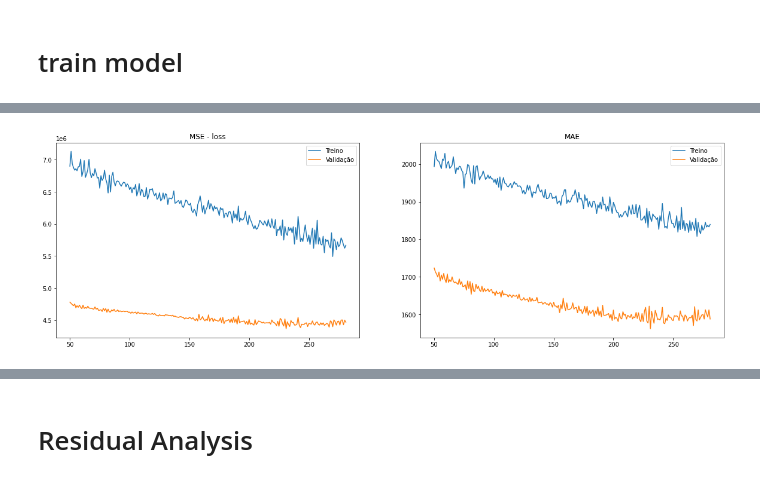
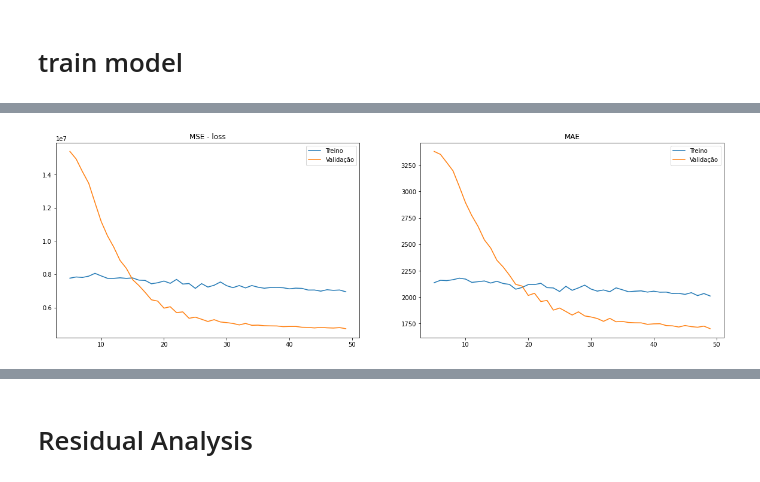
Before and after one commit to marcos-mansur/load-forecast, a Jupyter notebook: model_v2.ipynb, the cells around one changed output, grey strips where cells are left out. Saved outputs shown, nothing was run; the diff lists cells and outputs as text; code cells hidden in the pictures.

```diff
--- a/model_v2.ipynb
+++ b/model_v2.ipynb
@@ -19,6 +21,25 @@ from Functions.functions import (download_data,
 tf.config.list_physical_devices()
 # %% [output]
 [PhysicalDevice(name='/physical_device:CPU:0', device_type='CPU')]
+# %%
+def load_data(start=2009, end=2021):
+    """load data from ONS"""
+
+    cwd_dir = os.getcwd()
+
+    first_year = os.path.join(cwd_dir, f'Data/CARGA_ENERGIA_{start}.csv')
+
+    df_20XX = pd.read_csv(first_year,
+                        sep=';',
+                        parse_dates=['din_instante'])
+
+    for x in range(start+1,end+1):
+        df_20XX = pd.concat(objs = (df_20XX,
+                                    pd.read_csv(os.path.join(cwd_dir,
+                                                            f'Data/CARGA_ENERGIA_{x}.csv'),
+                            sep=';',
+                            parse_dates=['din_instante'])))
+    return df_20XX.reset_index(drop=True)
 # %%
 load_col = 'val_cargaenergiamwmed'
 time_col = 'din_instante'
@@ -434,7 +466,7 @@ def compile_and_fit(model, data, val_data, epochs,optimizer,
   # fit data
   history = model.fit(data, epochs=epochs, verbose=0,
                       validation_data= val_data,
-                      callbacks=[early_stopping, checkpoint])
+                      callbacks=[early_stopping]) #  checkpoint
   return history
 # %%
 weight_decay = 5.29435315233284e-06
@@ -461,7 +493,7 @@ model = tf.keras.models.Sequential([
     ])
 
 
-history = compile_and_fit(model, epochs = 300,
+history = compile_and_fit(model, epochs = 50,
                           data=train_dataset,
                           val_data = val_dataset,
                           optimizer = optimizer,
@@ -491,33 +505,33 @@ Epoch 282: loss did not improve from 5492637.00000
 # %%
 # evaluate training metrics
 
 # starting epoch to plot
-skip = 50
+skip = 5
 
 fig,ax = plt.subplots(figsize=(20,6), nrows=1, ncols=2)
 metrics_list = ['loss',
                 'val_loss',
                 'mean_absolute_error',
                 'val_mean_absolute_error'
                 ]
 
 for i, metric in enumerate(metrics_list):
   if i<=1:
     ax1 =  ax.ravel()[0]
   else:
     ax1 =  ax.ravel()[1]
   sns.lineplot(x = range(skip,len(history.history[metric])),
               y = history.history[metric][skip:],
               ax = ax1)
 
 
 ax.ravel()[0].set_title("MSE - loss")
 ax.ravel()[0].legend(labels=['Treino', 'Validação'])
 ax.ravel()[1].set_title("MAE")
 ax.ravel()[1].legend(labels=['Treino', 'Validação'])
 
 plt.show()
 # %% [output]
-[figure, old version]
+[figure, new version]
 # %%
 # load weights from the epoch with best validation loss in training
```
Also changed, not shown: parts of 8 cells of this notebook.
